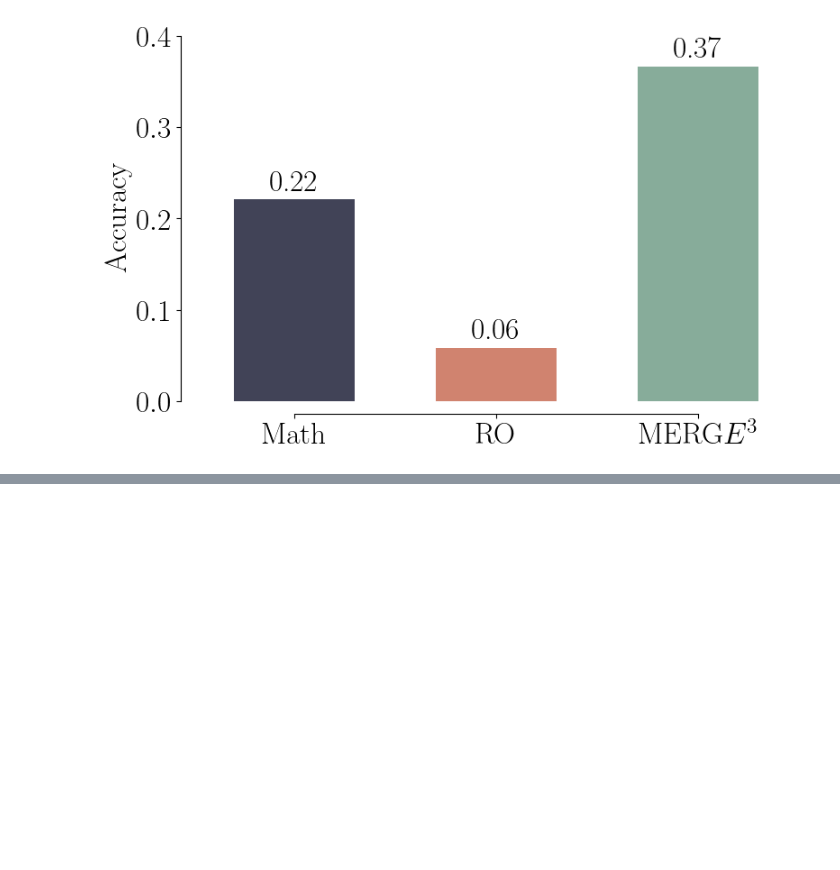
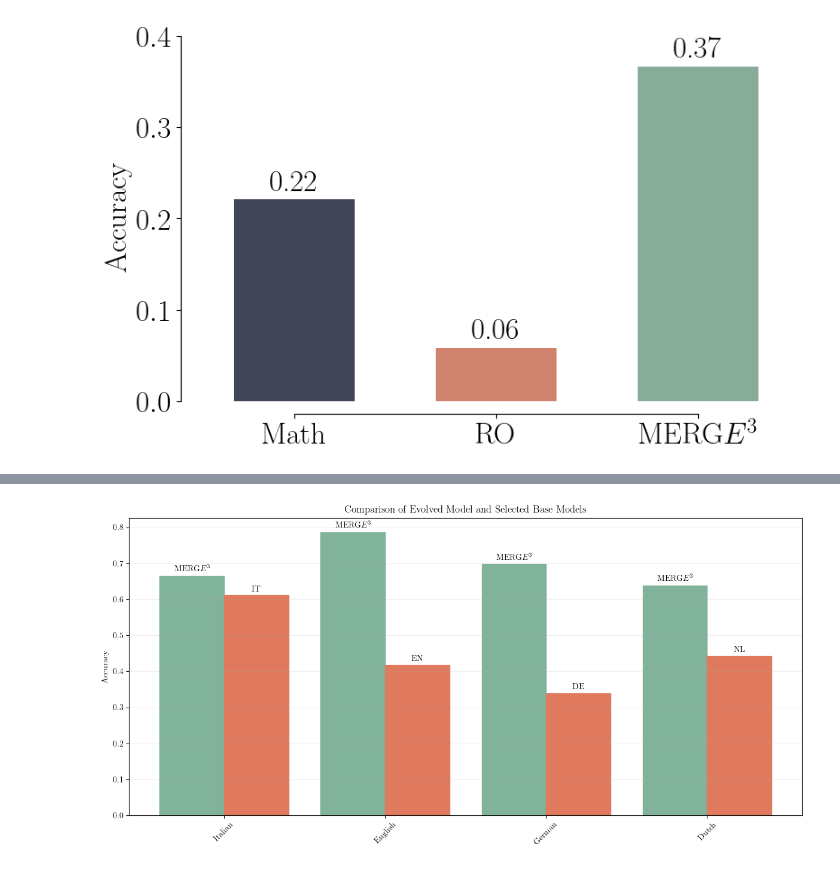
Before and after one commit to crisostomi/merge3-plots, a Jupyter notebook: notebooks/multilingual.ipynb, the cells around one changed output, grey strips where cells are left out. Drawn from its saved outputs; the diff is of its cells as text; code cells hidden in the pictures; blank space fills up the shorter version.

```diff
--- a/notebooks/multilingual.ipynb
+++ b/notebooks/multilingual.ipynb
@@ -58,6 +58,7 @@ colors = {
     'IT': color_dict["Burnt sienna"],
     'RO': color_dict["Burnt sienna"],
     'NL': color_dict["Burnt sienna"],
+    'EN': color_dict["Burnt sienna"],
 }
 fig, ax = plt.subplots(figsize=(8, 5))
 
@@ -107,0 +202,91 @@ plt.show()
+# %%
+# Reset and preprocess data
+data = df.copy().reset_index()
+data.fillna(0, inplace=True)
+data.rename(columns={data.columns[0]: "Model"}, inplace=True)
+
+# Identify "genotype1" accuracies
+genotype_accuracies = data[data["Model"] == "genotype1"].iloc[0, 1:]
+
+# Use specified base models for comparison
+selected_models = {
+    "italian": "Mistral-Ita-7b",
+    "english": "Mistral-7B-v0.1",
+    "german": "leo-mistral-hessianai-7b",
+    "dutch": "GEITje-7B-ultra"
+}
+
+# Extract accuracies for the specified models
+selected_accuracies = {lang: df.loc[model, lang] for lang, model in selected_models.items()}
+
+# Rename selected models using the mapping
+name_mapping = {
+    'MetaMath-Mistral-7B': 'Math',
+    'GEITje-7B-ultra': 'NL',
+    'phenotype_0': 'MERG$E^3$',
+    'old_phenotype_0': 'MERG$E^3$',
+    'Arithmo2-Mistral-7B': 'Math (2)',
+    'em_german_mistral_v01': 'DE',
+    'phenotype_0_german_ties': 'MERG$E^3$',
+    'Abel-7B-002': 'Math (3)',
+    'Mistral-7B-v0.1': 'EN',
+    'Mistral-Ita-7b': 'IT',
+    'RoMistral-7b-Instruct': 'RO',
+    'leo-mistral-hessianai-7b': 'DE',
+    'Evolved': 'MERG$E^3$'
+}
+
+# Prepare data
+languages = list(genotype_accuracies.index)
+genotype_values = genotype_accuracies.values
+selected_values = list(selected_accuracies.values())
+
+# Map the selected models to their new names
+selected_models_renamed = [name_mapping.get(model, model) for model in selected_models.values()]
+
+# Set up the bar positions
+x = np.arange(len(languages))  # the label locations
+width = 0.4  # the width of the bars
+
+fig, ax = plt.subplots(figsize=(12, 6))
+
+# Plot the bars side by side
+rects1 = ax.bar(x - width/2, genotype_values, width, label='MERG$E^3$')
+rects2 = ax.bar(x + width/2, selected_values, width, label='Base Model')
+
+# Add labels and title
+ax.set_ylabel('Accuracy')
+ax.set_title('Comparison of Evolved Model and Selected Base Models')
+ax.set_xticks(x)
+ax.set_xticklabels([lang.capitalize() for lang in languages], rotation=45)
+
+# Add gridlines
+ax.grid(axis='y', alpha=0.2)
+
+# Add legend
+ax.legend(title='Model', bbox_to_anchor=(1.05, 1), loc='upper left')
+
+# Function to add labels above each bar
+def autolabel(rects, labels):
+    """Attach a text label above each bar displaying the model name."""
+    for rect, label in zip(rects, labels):
+        height = rect.get_height()
+        ax.annotate('{}'.format(label),
+                    xy=(rect.get_x() + rect.get_width() / 2, height),
+                    xytext=(0, 3),  # 3 points vertical offset
+                    textcoords="offset points",
+                    ha='center', va='bottom')
+        # give the bar a color according to colors
+        rect.set_color(colors[label])
+
+# Add labels above the bars
+autolabel(rects1, ['MERG$E^3$'] * len(languages))
+autolabel(rects2, selected_models_renamed)
+
+# remove legend
+ax.get_legend().remove()
+
+plt.tight_layout()
+plt.show()
+# %% [output]
+[figure, added]
```
Also changed, not shown: parts of 4 cells of this notebook, 3 other files.
